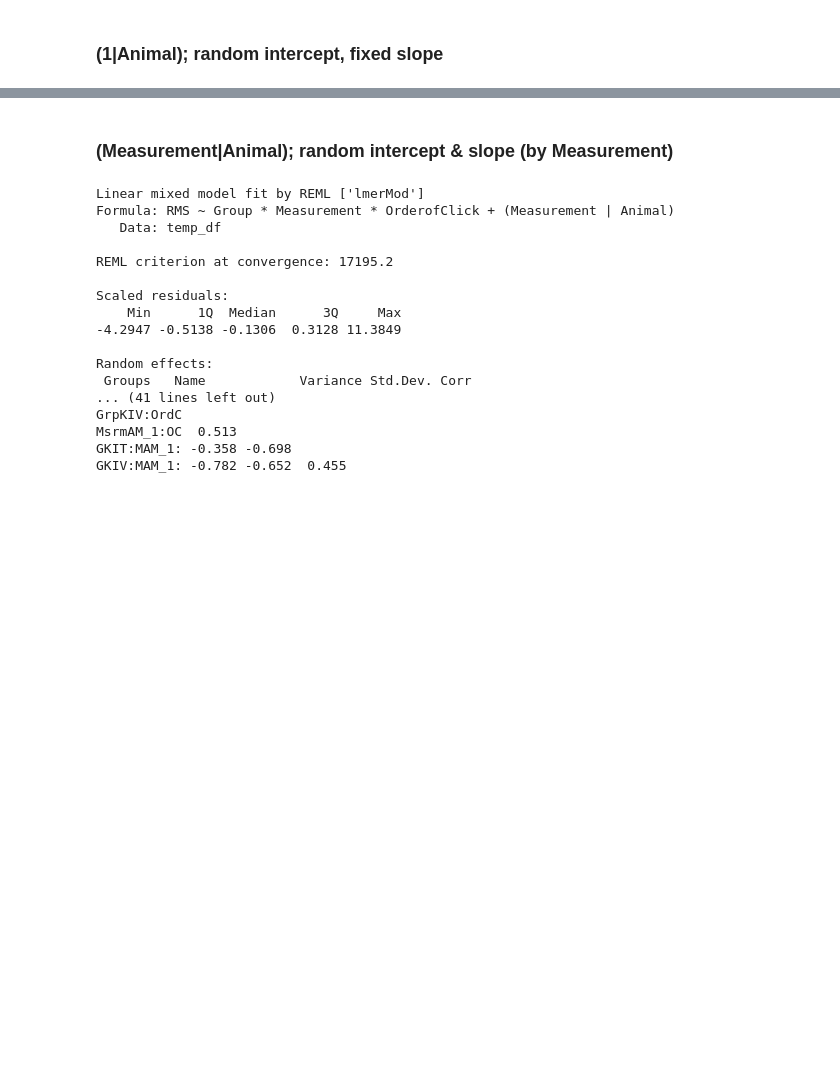
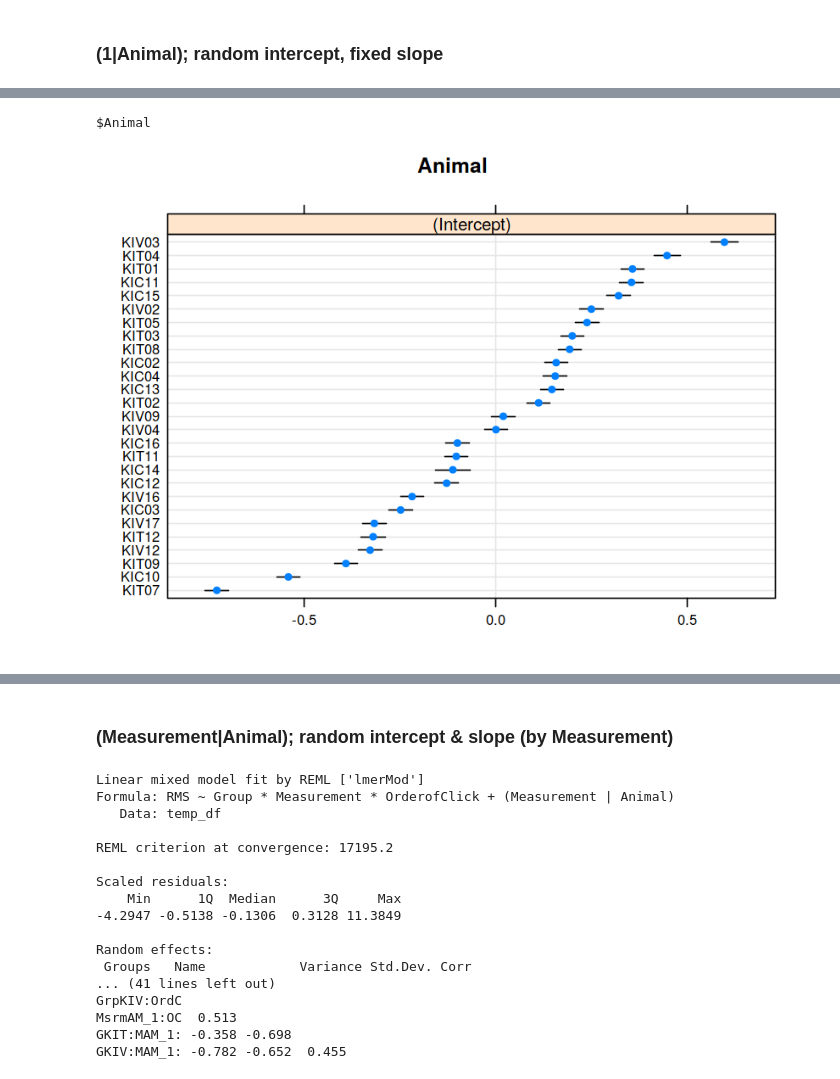
Before and after one commit to CortXplorer/DynamicCSDjl, a Jupyter notebook: analysis/RDemos.ipynb, the cells around one changed output, grey strips where cells are left out. Cells and saved outputs as stored; diff of their text form; code cells hidden in the pictures; blank space fills up the shorter version.

```diff
--- a/analysis/RDemos.ipynb
+++ b/analysis/RDemos.ipynb
@@ -462,3 +519,6 @@ GrKIV:MAM_1  0.073 -0.051 -0.112 -0.658  0.001  0.464
 # %%
-# dotplot(ranef(simple_model, condVar = TRUE))
+dotplot(ranef(model, condVar = TRUE))
+# %% [output]
+$Animal
+[figure, added]
 # %%
```
Also changed, not shown: parts of 12 cells of this notebook, 1 other file.
